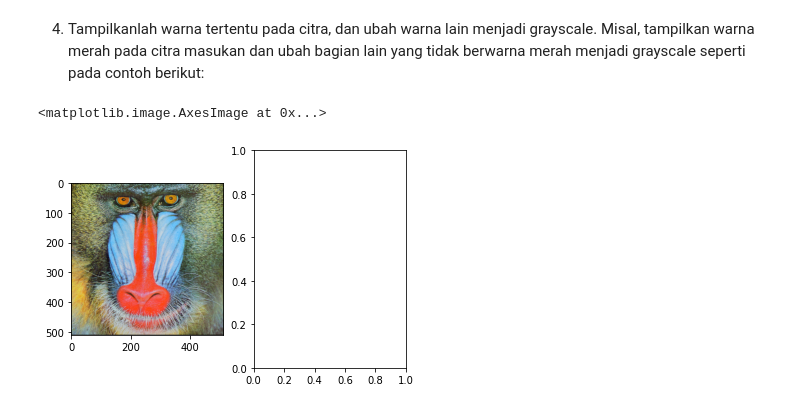
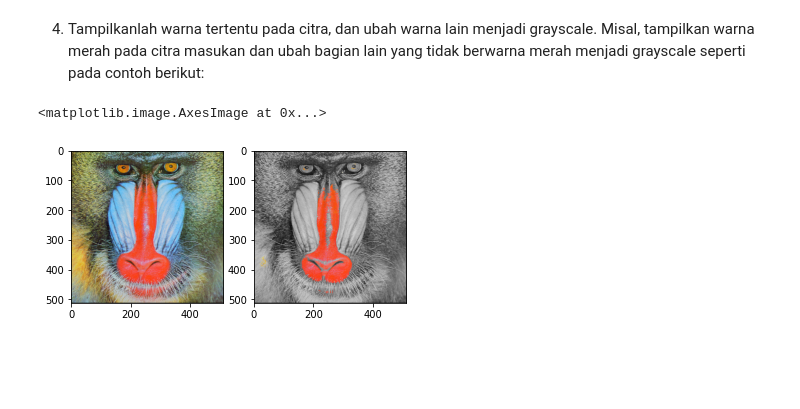
Before and after one commit to yusptar/PCVK, a Jupyter notebook: PCVK_Modul-3.ipynb, the cells around one changed output. Cells and saved outputs as stored; diff of their text form; code cells hidden in the pictures; blank space fills up the shorter version.

```diff
--- a/PCVK_Modul-3.ipynb
+++ b/PCVK_Modul-3.ipynb
@@ -154,17 +155,30 @@ axarr[1].imshow(luminance_img, cmap='gray')
 4. Tampilkanlah warna tertentu pada citra, dan ubah warna lain menjadi grayscale. Misal,
 tampilkan warna merah pada citra masukan dan ubah bagian lain yang tidak berwarna
 merah menjadi grayscale seperti pada contoh berikut:
-# %%
-original = cv.imread('/content/drive/MyDrive/mandrill.tiff')
-color_image = cv.cvtColor(original,cv.COLOR_BGR2RGB)
-
-R, G, B = color_image[:,:,0], color_image[:,:,1], color_image[:,:,2]
-
-#red_gray_img = (0.2126 * R) + (0.7152 * G) + (0.0722 * B)
-
-f, axarr = plt.subplots(1,2)
-axarr[0].imshow(color_image)
-#axarr[1].imshow(red_gray_img, cmap='gray')
-# %% [output]
-<matplotlib.image.AxesImage at 0x...>
-[figure, removed]
+# %%
+original = cv.imread('/content/drive/MyDrive/mandrill.tiff')
+color_image = cv.cvtColor(original,cv.COLOR_BGR2RGB)
+c_red, r_mask = cv.threshold(original[:,:,2], 225, 255, cv.THRESH_BINARY)
+
+#Selection Mask Color Red
+mask = np.zeros_like(original)
+mask[:,:,0] = r_mask
+mask[:,:,1] = r_mask
+mask[:,:,2] = r_mask
+
+c_red = cv.bitwise_and(color_image, mask)
+
+#BG Gray with Red Mask
+gray = cv.cvtColor(original, cv.COLOR_BGR2GRAY)
+color_img = cv.cvtColor(gray, cv.COLOR_GRAY2BGR)
+bg_gray = cv.bitwise_and(color_img, 255 - mask)
+
+#Result
+result = bg_gray + c_red
+
+f, axarr = plt.subplots(1,2)
+axarr[0].imshow(color_image)
+axarr[1].imshow(result, cmap='gray')
+# %% [output]
+<matplotlib.image.AxesImage at 0x...>
+[figure, added]
```
Also changed, not shown: parts of 1 cell of this notebook.
